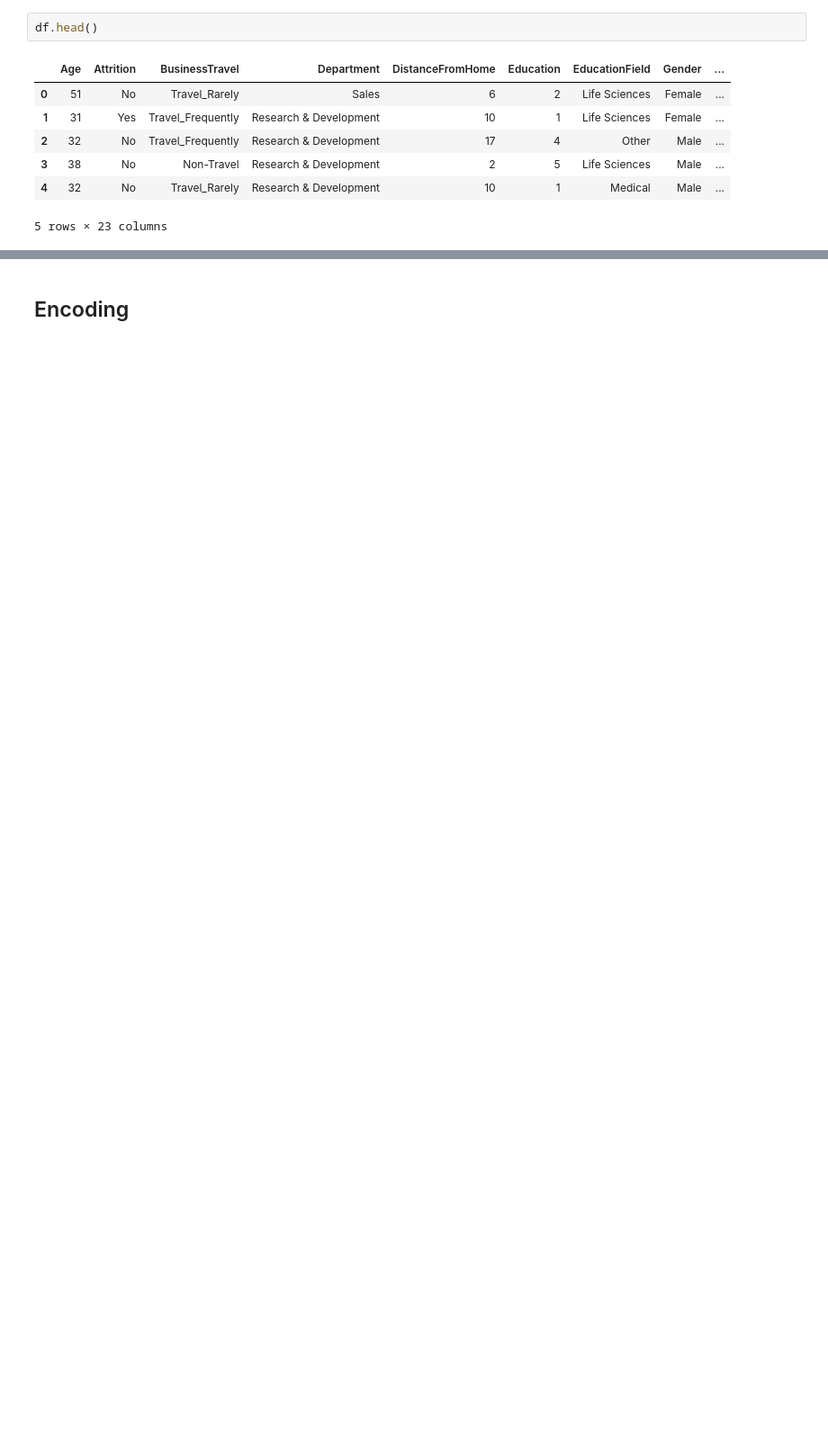
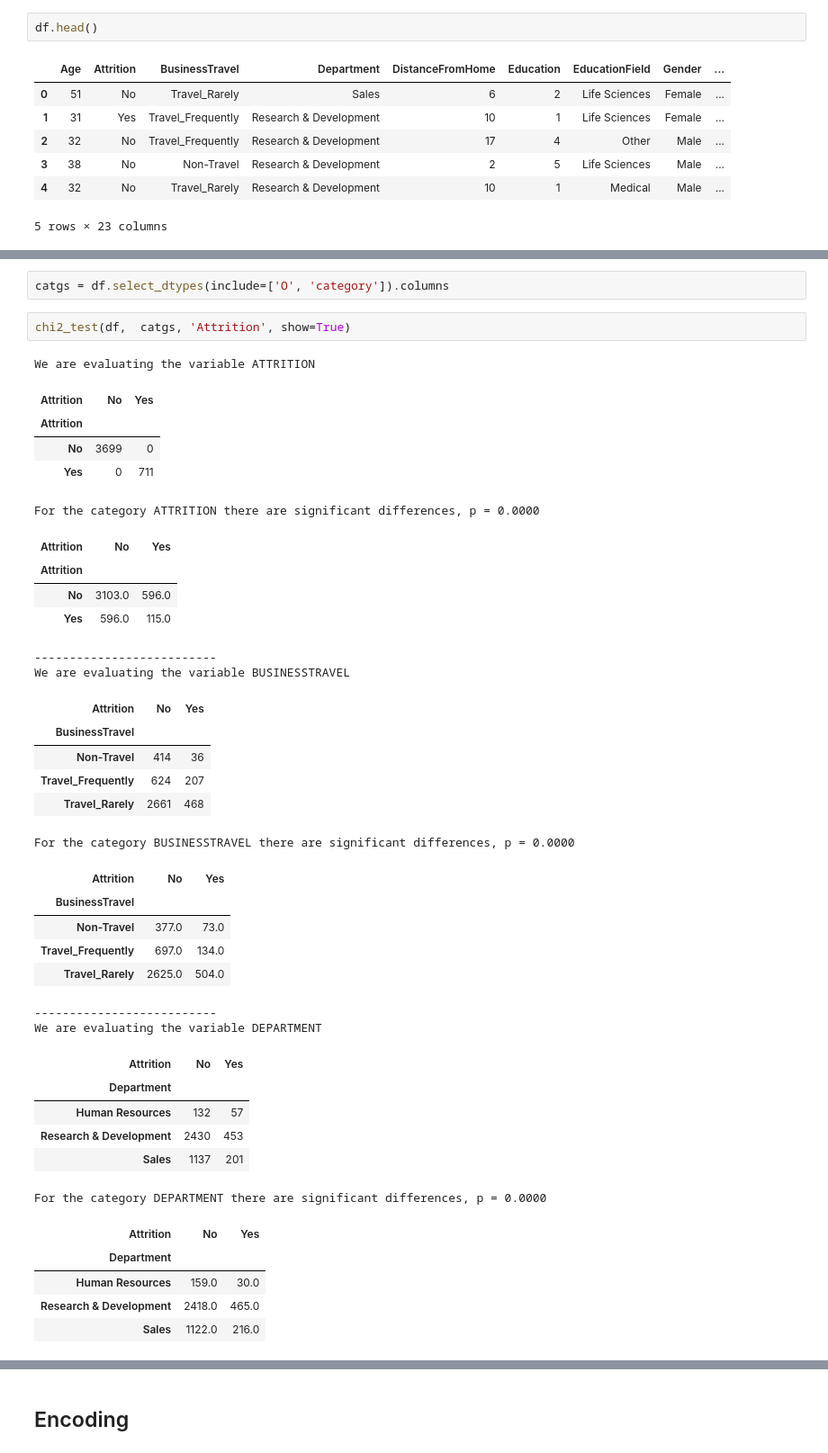
Before and after one commit to SupernovaIa/Proyecto-8-Prediccion-de-Retencion-de-Empleados, a Jupyter notebook: notebook/03-preprocess.ipynb, the cells around one changed output, grey strips where cells are left out. Shown at 90% size. Cells and saved outputs as stored; diff of their text form; blank space fills up the shorter version.

```diff
--- a/notebook/03-preprocess.ipynb
+++ b/notebook/03-preprocess.ipynb
@@ -85,0 +43,41 @@ De momento no lo hacemos
+# %%
+catgs = df.select_dtypes(include=['O', 'category']).columns
+# %%
+chi2_test(df,  catgs, 'Attrition', show=True)
+# %% [output]
+We are evaluating the variable ATTRITION
+| Attrition | No | Yes |
+| Attrition |  |  |
+| No | 3699 | 0 |
+| Yes | 0 | 711 |
+For the category ATTRITION there are significant differences, p = 0.0000
+| Attrition | No | Yes |
+| Attrition |  |  |
+| No | 3103.0 | 596.0 |
+| Yes | 596.0 | 115.0 |
+--------------------------
+We are evaluating the variable BUSINESSTRAVEL
+| Attrition | No | Yes |
+| BusinessTravel |  |  |
+| Non-Travel | 414 | 36 |
+| Travel_Frequently | 624 | 207 |
+| Travel_Rarely | 2661 | 468 |
+For the category BUSINESSTRAVEL there are significant differences, p = 0.0000
+| Attrition | No | Yes |
+| BusinessTravel |  |  |
+| Non-Travel | 377.0 | 73.0 |
+| Travel_Frequently | 697.0 | 134.0 |
+| Travel_Rarely | 2625.0 | 504.0 |
+--------------------------
+We are evaluating the variable DEPARTMENT
+| Attrition | No | Yes |
+| Department |  |  |
+| Human Resources | 132 | 57 |
+| Research & Development | 2430 | 453 |
+| Sales | 1137 | 201 |
+For the category DEPARTMENT there are significant differences, p = 0.0000
+| Attrition | No | Yes |
+| Department |  |  |
+| Human Resources | 159.0 | 30.0 |
+| Research & Development | 2418.0 | 465.0 |
+| Sales | 1122.0 | 216.0 |
```
Also changed, not shown: parts of 26 cells of this notebook, 17 other files.
